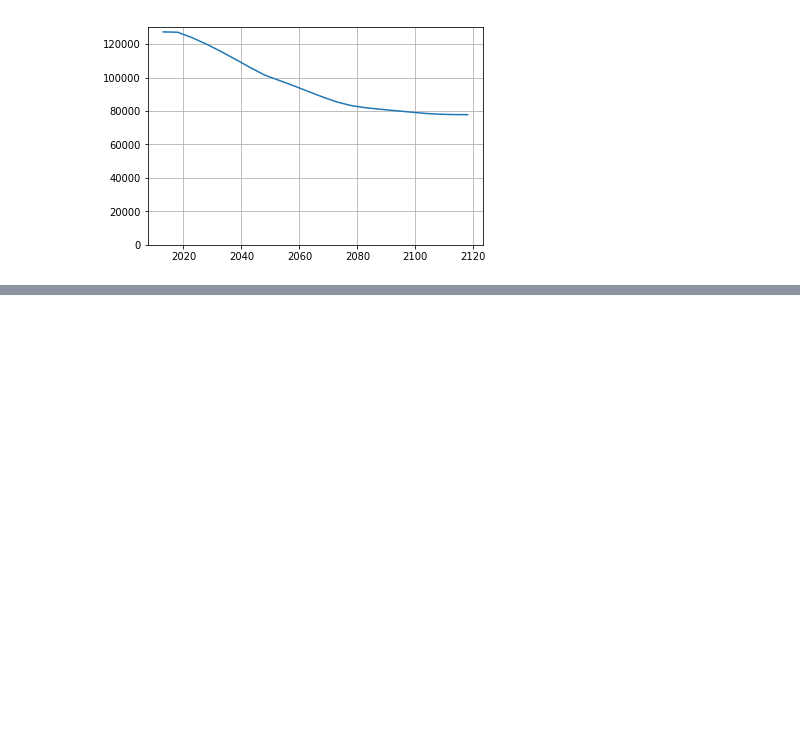
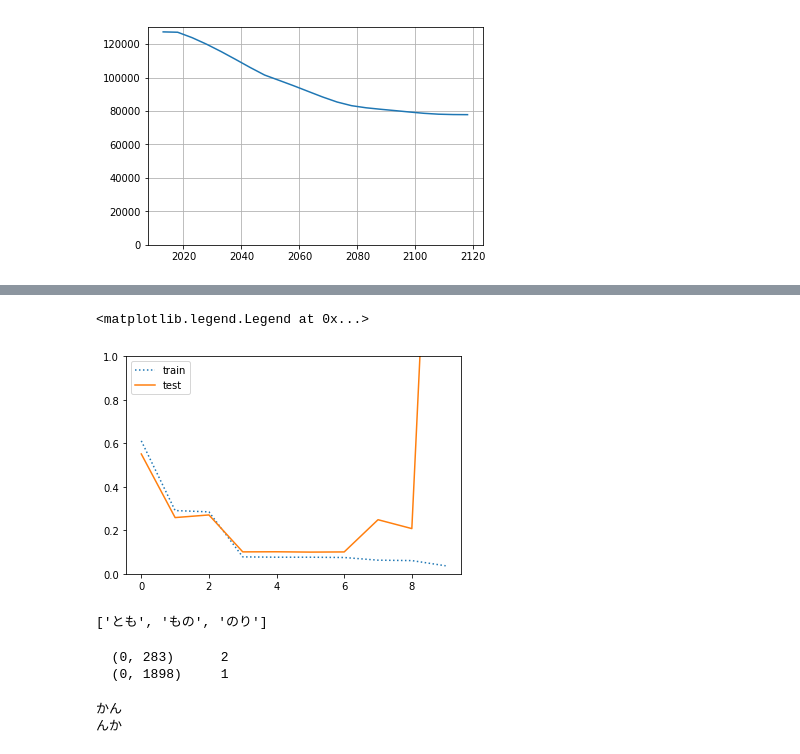
Before and after one commit to devkunii/knowledge, a Jupyter notebook: Python/12_Pythonとデータサイエンス/12_Pythonとデータサイエンス.ipynb, the cells around one changed output, grey strips where cells are left out. Drawn from its saved outputs; the diff is of its cells as text; code cells hidden in the pictures; blank space fills up the shorter version.

```diff
--- a/Python/12_Pythonとデータサイエンス/12_Pythonとデータサイエンス.ipynb
+++ b/Python/12_Pythonとデータサイエンス/12_Pythonとデータサイエンス.ipynb
@@ -338,0 +394,23 @@ plt.grid(True)
+# %%
+from sklearn.metrics import mean_squared_error
+
+# 実データとの誤差を保存するarray
+train_error = np.empty(10)
+test_error = np.empty(10)
+# 次数0から9について調べる
+for deg in range(10):
+    # モデルを作る
+    e = make_pipeline(PolynomialFeatures(deg), LinearRegression())
+    e.fit(x_train, y_train)
+    # テストデータを使って、予測値と実際の値の誤差を調べる
+    train_error[deg] = mean_squared_error(y_train, e.predict(x_train))
+    test_error[deg] = mean_squared_error(y_test, e.predict(x_test))
+
+# グラフを描く
+plt.plot(np.arange(10), train_error, ls=':', label='train')
+plt.plot(np.arange(10), test_error, ls='-', label='test')
+plt.ylim((0, 1))
+plt.legend(loc='upper left')
+# %% [output]
+<matplotlib.legend.Legend at 0x...>
+[figure, added]
@@ -338,0 +428,7 @@ plt.grid(True)
+# %%
+def split_in_2words(name):
+    return [name[i:i+2] for i in range(len(name)-1)]
+
+split_in_2words("とものり")
+# %% [output]
+['とも', 'もの', 'のり']
@@ -338,0 +438,13 @@ plt.grid(True)
+# %%
+name = 'かんかん'
+b1 = bow_t.transform([name])
+print(b1[0])
+# %% [output]
+  (0, 283)      2
+  (0, 1898)     1
+# %%
+print(bow_t.get_feature_names()[283])
+print(bow_t.get_feature_names()[1898])
+# %% [output]
+かん
+んか
```
Also changed, not shown: parts of 12 cells of this notebook, 6 other files.
